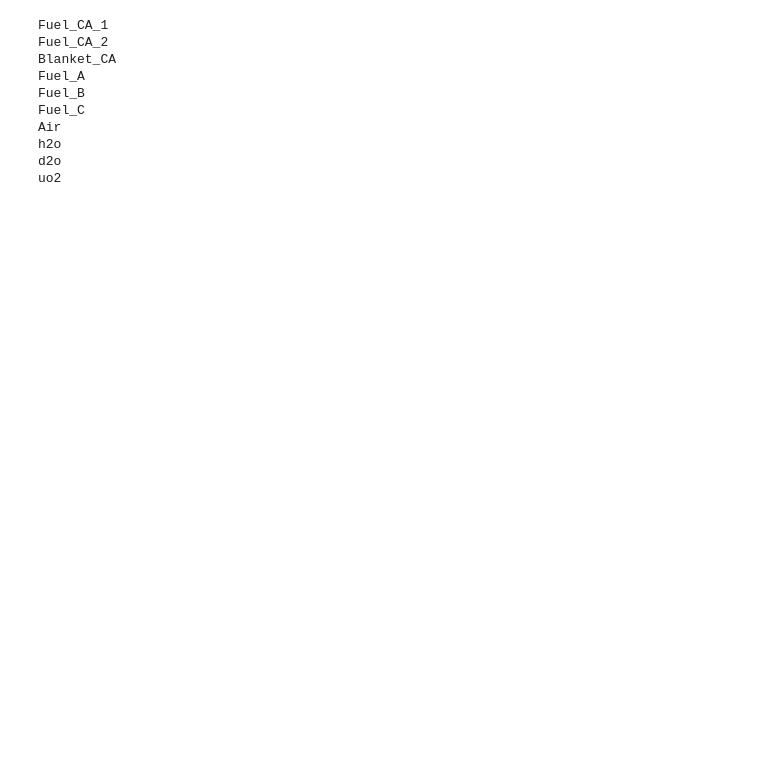
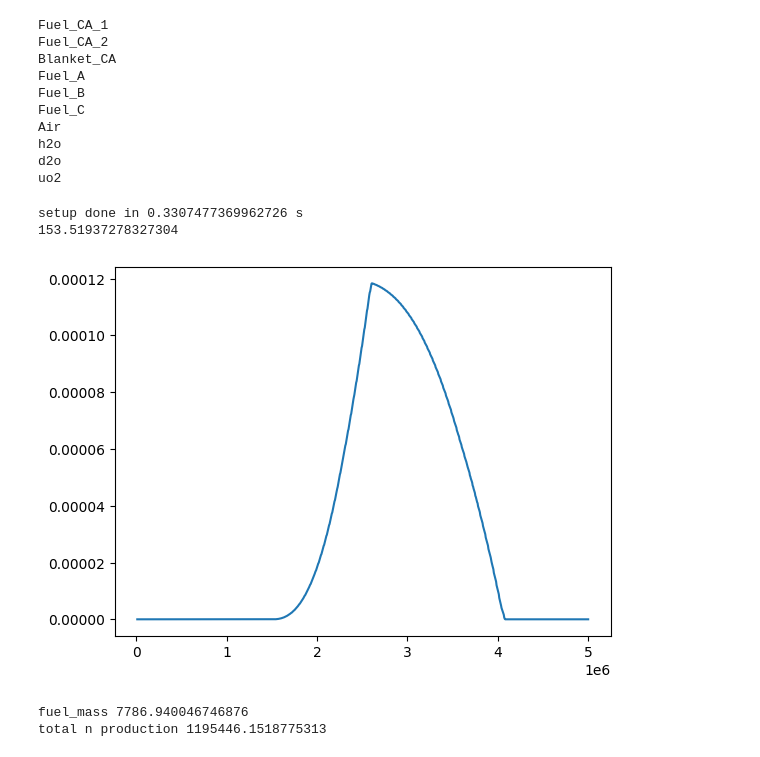
Before and after one commit to EmilEskol/Speciale, a Jupyter notebook: 5FixedSourceRuns.ipynb, the cells around one changed output. Drawn from its saved outputs; the diff is of its cells as text; code cells hidden in the pictures; blank space fills up the shorter version.

```diff
--- a/5FixedSourceRuns.ipynb
+++ b/5FixedSourceRuns.ipynb
@@ -17,24 +19,25 @@ from collections import defaultdict #To use dictionaries to remove dublicates
 #Setting geometry and materials
 #Geometry
 new_geom = True
-fuel_name="Fuel_C"
+fuel_name="Fuel_CA_2"
 
 
 if new_geom:
-    inner_fuel_r = 115
-    outer_fuel_r = 120
-    outer_moderater_r = 180
+    inner_fuel_r = 35
+    outer_fuel_r = 75
+    outer_moderater_r = 80
 
     with_blanket = True
-    inner_moderator_height = 160
-    blanket_or = 200
-    geom, mat= gh.set_geom_fuel_shell(inner_fuel_r,outer_fuel_r,outer_moderater_r,with_blanket=with_blanket,
+    blanket_or = 100
+
+    inner_moderator_height = 25
+    geom, materials= gh.set_geom_fuel_shell(inner_fuel_r,outer_fuel_r,outer_moderater_r,with_blanket=with_blanket,
                                blanket_or=blanket_or, inner_moderator_height=inner_moderator_height, fuel_name=fuel_name)
 else:
     openmc.reset_auto_ids()
     geom = openmc.Geometry.from_xml("geometry.xml")
-    mat = openmc.Materials.from_xml('materials.xml')
-fuel = gh.get_material_by_name(fuel_name,mat)
+    materials= openmc.Materials.from_xml('materials.xml')
+fuel = gh.get_material_by_name(fuel_name,materials)
 # %% [output]
 Fuel_CA_1
 Fuel_CA_2
@@ -46,4 +49,36 @@ Air
 h2o
 d2o
 uo2
+# %%
+neutron_intensities,neutron_energies,n_per_s_per_kg = an.neutron_spectra_from_material(fuel,E_min=1e4,nr_points=1000,nr_energies=1000,new_file=False)
+neutron_intensities = np.clip(neutron_intensities,0,None)
+energy = openmc.stats.Tabular(neutron_energies, neutron_intensities)
+
+fig,ax =plt.subplots()
+
+ax.plot(neutron_energies,neutron_intensities)
+
+print(n_per_s_per_kg)
+# %% [output]
+setup done in 0.3307477369962726 s
+153.51937278327304
+[figure, added]
+# %%
+def shell_vol_calc(geom_or,geom_ir):
+    volume=4/3*np.pi*(geom_or**3-geom_ir**3)
+    return volume
+
+fuel_vol = shell_vol_calc(outer_fuel_r,inner_fuel_r)
+fuel_mass = fuel.density*fuel_vol/1000 #g/cm^3*cm^3 -> kg
+
+fuel.volume = fuel_vol
+
+print('fuel_mass',fuel_mass)
+
+total_n_per_s = n_per_s_per_kg*fuel_mass
+
+print('total n production',total_n_per_s)
+# %% [output]
+fuel_mass 7786.940046746876
+total n production 1195446.1518775313
 # %%
```
Also changed, not shown: parts of 8 cells of this notebook, 19 other files.
